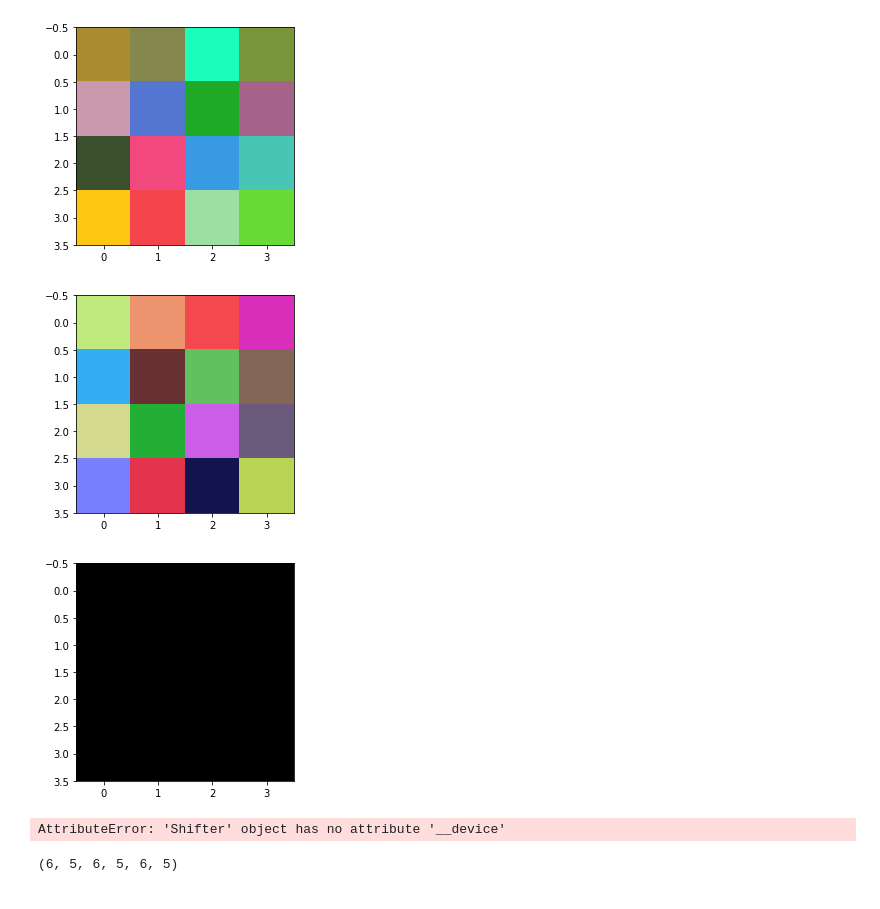
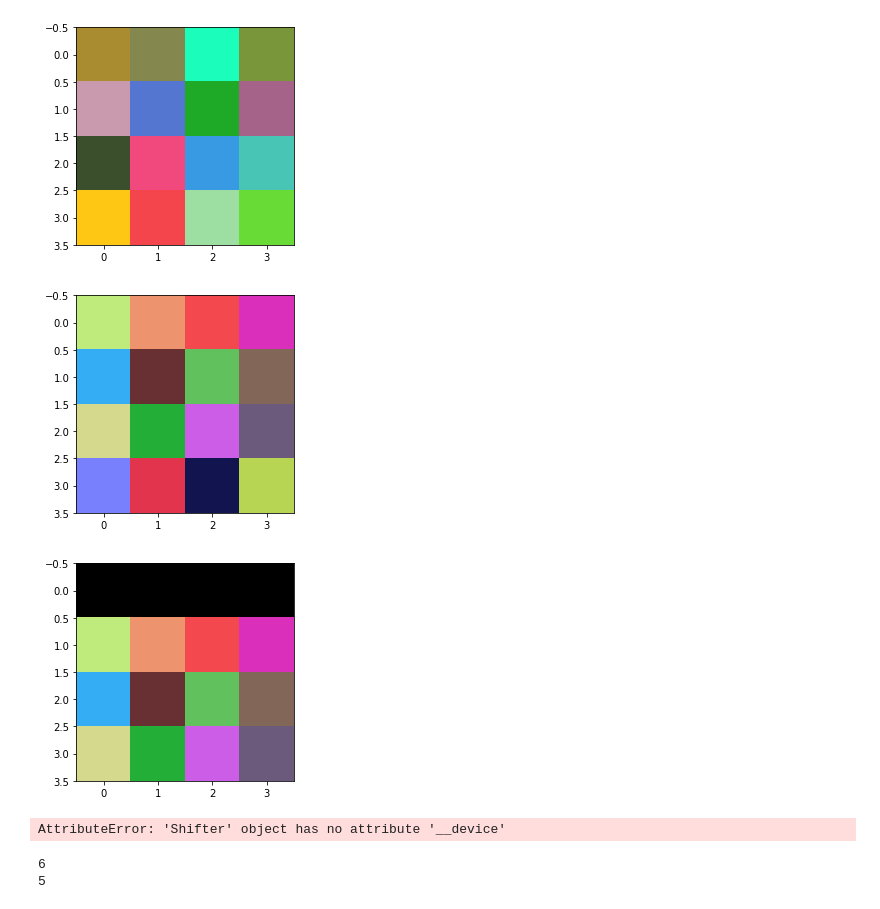
Before and after one commit to Lewington-pitsos/neural_synthesis, a Jupyter notebook: pad.ipynb, the cells around one changed output. Saved outputs shown, nothing was run; the diff lists cells and outputs as text; code cells hidden in the pictures.

```diff
--- a/pad.ipynb
+++ b/pad.ipynb
@@ -71,17 +71,19 @@ img.show_image(y)
 # %%
 img.show_image(x)
 importlib.reload(shift)
 shifter = shift.Shifter()
-y = shifter.displaced(x, (0, 1), from_start=False)
+y = shifter.displaced(x, (0, 1))
 img.show_image(y)
 # %% [output]
 [figure]
-[figure, old version]
+[figure, new version]
 # %%
 shifter.__device
 # %% [output]
 AttributeError: 'Shifter' object has no attribute '__device'
-# %%
-(6, 5) * 3
-# %% [output]
-(6, 5, 6, 5, 6, 5)
+# %%
+for i in (6, 5):
+    print(i)
+# %% [output]
+6
+5
```
Also changed, not shown: 1 other file.
